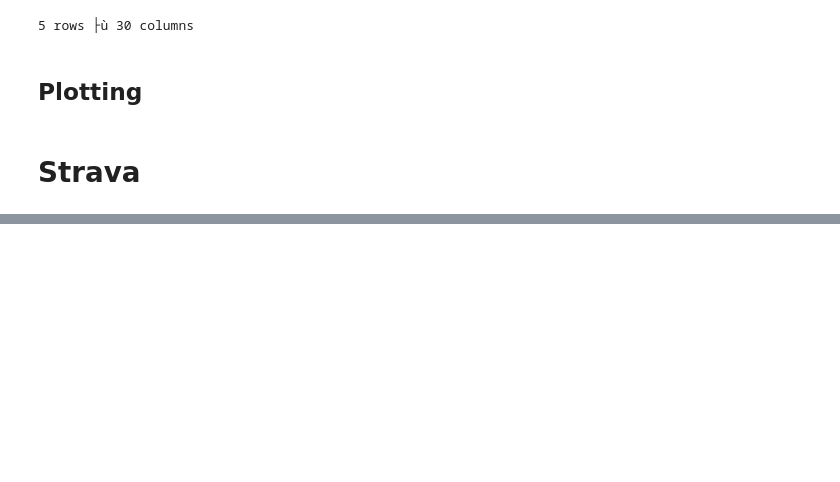
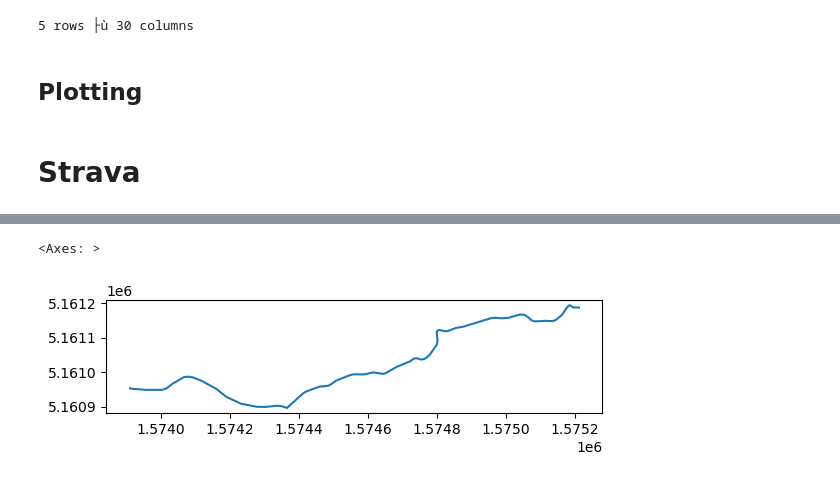
Before and after one commit to MaxwellBusby/banks-peninsula-organic-data-processing, a Jupyter notebook: Preprocessing.ipynb, the cells around one changed output, grey strips where cells are left out. Drawn from its saved outputs; the diff is of its cells as text; code cells hidden in the pictures; blank space fills up the shorter version.

```diff
--- a/Preprocessing.ipynb
+++ b/Preprocessing.ipynb
@@ -773,44 +774,2 @@ strava_id_map = gpd.read_file("Data/Strava/strava_bikeped_osm.gpkg").to_crs(epsg
 strava_counts = pd.read_csv("Data/Strava/strava_2022_bankspeninsula_counts.csv")
 edges = gpd.read_file("Data/Map_Matching/Graph_Filter_all/edges.shp").to_crs(epsg=2193)
-# %%
-
-# Coerce osmid in edges to numeric (nullable Int)
-edges['osmid_num'] = pd.to_numeric(edges['osmid'], errors='coerce').astype('Int64')
-# Build map from numeric osmid -> list(edge indices)
-osmid_to_all_edge_indices = edges.dropna(subset=['osmid_num']).groupby('osmid_num').apply(lambda x: list(x.index)).to_dict()
-
-# Ensure strava_counts is loaded; if not, try to load the base Strava CSV
-try:
-    strava_counts
-except NameError:
-    strava_counts = pd.read_csv('Data/Strava/strava_2022_bankspeninsula_peds.csv', low_memory=False)
-
-# Coerce osm_reference_id in strava to numeric
-strava_counts['osm_reference_id_num'] = pd.to_numeric(strava_counts['osm_reference_id'], errors='coerce').astype('Int64')
-
-# First mapping attempt using numeric keys
-strava_counts['cpath'] = strava_counts['osm_reference_id_num'].map(osmid_to_all_edge_indices)
-mapped = strava_counts['cpath'].notna().sum()
-print(f'Mapped (numeric) {mapped} / {len(strava_counts)} rows to cpath')
-
-# If mapping is poor, try fallback using string keys
-if mapped < len(strava_counts) * 0.9:
-    print('Low mapping rate; attempting string-key fallback...')
-    # Build string-key map from original edges['osmid'] values
-    try:
-        osmid_to_all_edge_indices_str = edges.dropna(subset=['osmid']).groupby('osmid').apply(lambda x: list(x.index)).to_dict()
-        strava_counts['cpath'] = strava_counts['osm_reference_id'].astype(str).map(osmid_to_all_edge_indices_str)
-        mapped2 = strava_counts['cpath'].notna().sum()
-        print(f'Mapped (string) {mapped2} / {len(strava_counts)} rows to cpath')
-    except Exception as e:
-        print('String-key fallback failed:', e)
-
-# Create edge_id and explode
-strava_counts['edge_id'] = strava_counts['cpath']
-strava_counts_exploded = strava_counts.explode('edge_id', ignore_index=False).reset_index(drop=True)
-# Restore cpath lists after explode (if possible)
-strava_counts_exploded['cpath'] = strava_counts_exploded['osm_reference_id_num'].map(osmid_to_all_edge_indices)
-
-# Save exploded dataset
-strava_counts_exploded.to_csv("Data/Strava/strava_2022_bankspeninsula_peds_exploded.csv", index=False)
-print("Exploded dataset saved to: Data/Strava/strava_2022_bankspeninsula_peds_exploded.csv")
@@ -903,0 +878,5 @@ id-map rows: 10
+# %%
+edges[edges.index==7594].plot()
+# %% [output]
+<Axes: >
+[figure, added]
```
Also changed, not shown: parts of 20 cells of this notebook, 2 other files.
